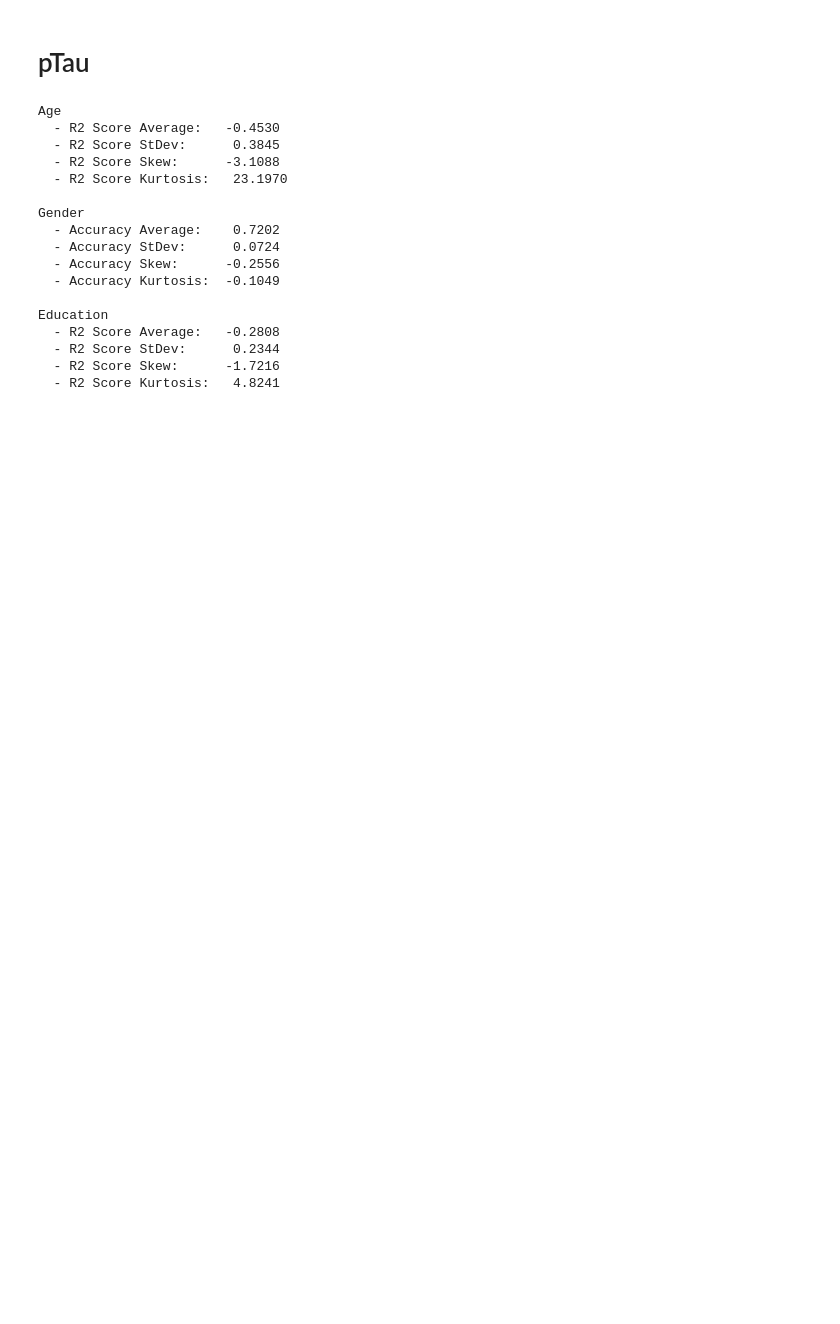
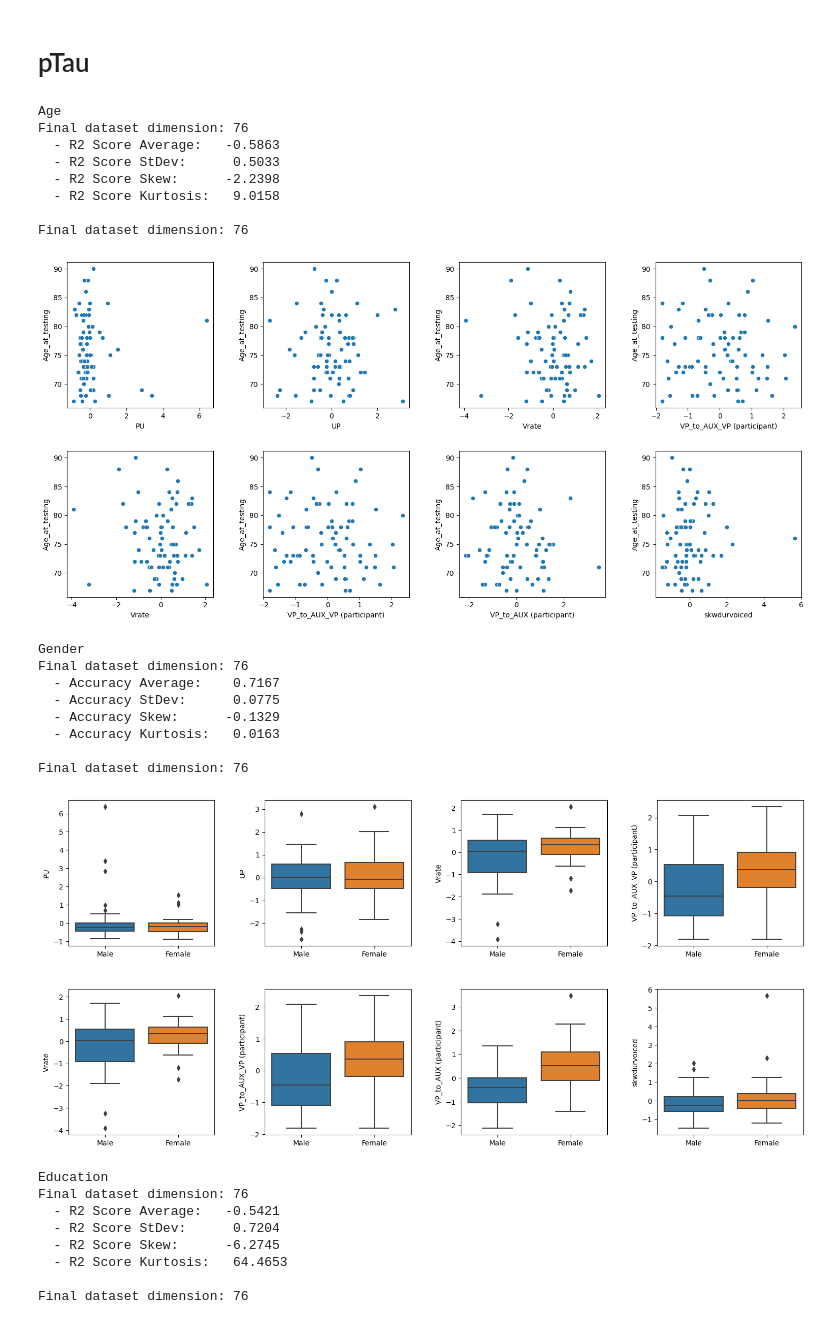
Before and after one commit to EdoStoppa/dementiaBiomarkerPrediction, a Jupyter notebook: confounding_analysis.ipynb, the cells around one changed output. Cells and saved outputs as stored; diff of their text form; code cells hidden in the pictures; blank space fills up the shorter version.

```diff
--- a/confounding_analysis.ipynb
+++ b/confounding_analysis.ipynb
@@ -171,32 +238,44 @@ Education
 # %%
 dataset = 'full_corrected.csv'
 feats = [
     'PU', 'UP', 'Vrate', 'VP_to_AUX_VP (participant)', 'VP_to_AUX (participant)', 'skwdurvoiced', 'kurtosisdurvoiced', 'RatioVerb'
 ]
 
 print('Age')
-evaluate(dataset, 'Age_at_testing', feats)
+evaluate(dataset, 'Age_at_testing', feats, 'pTau_Positivity')
+visualize(dataset, 'Age_at_testing', feats, 'pTau_Positivity')
 
 print('Gender')
-evaluate(dataset, 'Sex_Category', feats)
+evaluate(dataset, 'Sex_Category', feats, 'pTau_Positivity')
+visualize(dataset, 'Sex_Category', feats, 'pTau_Positivity')
 
 print('Education')
-evaluate(dataset, 'Educ', feats)
+evaluate(dataset, 'Educ', feats, 'pTau_Positivity')
+visualize(dataset, 'Educ', feats, 'pTau_Positivity')
 # %% [output]
 Age
-  - R2 Score Average:   -0.4530
-  - R2 Score StDev:      0.3845
-  - R2 Score Skew:      -3.1088
-  - R2 Score Kurtosis:   23.1970
+Final dataset dimension: 76
+  - R2 Score Average:   -0.5863
+  - R2 Score StDev:      0.5033
+  - R2 Score Skew:      -2.2398
+  - R2 Score Kurtosis:   9.0158
 
-Gender
-  - Accuracy Average:    0.7202
-  - Accuracy StDev:      0.0724
-  - Accuracy Skew:      -0.2556
-  - Accuracy Kurtosis:  -0.1049
-
-Education
-  - R2 Score Average:   -0.2808
-  - R2 Score StDev:      0.2344
-  - R2 Score Skew:      -1.7216
-  - R2 Score Kurtosis:   4.8241
+Final dataset dimension: 76
+[figure, added]
+Gender
+Final dataset dimension: 76
+  - Accuracy Average:    0.7167
+  - Accuracy StDev:      0.0775
+  - Accuracy Skew:      -0.1329
+  - Accuracy Kurtosis:   0.0163
+
+Final dataset dimension: 76
+[figure, added]
+Education
+Final dataset dimension: 76
+  - R2 Score Average:   -0.5421
+  - R2 Score StDev:      0.7204
+  - R2 Score Skew:      -6.2745
+  - R2 Score Kurtosis:   64.4653
+
+Final dataset dimension: 76
```
Also changed, not shown: parts of 11 cells of this notebook.
